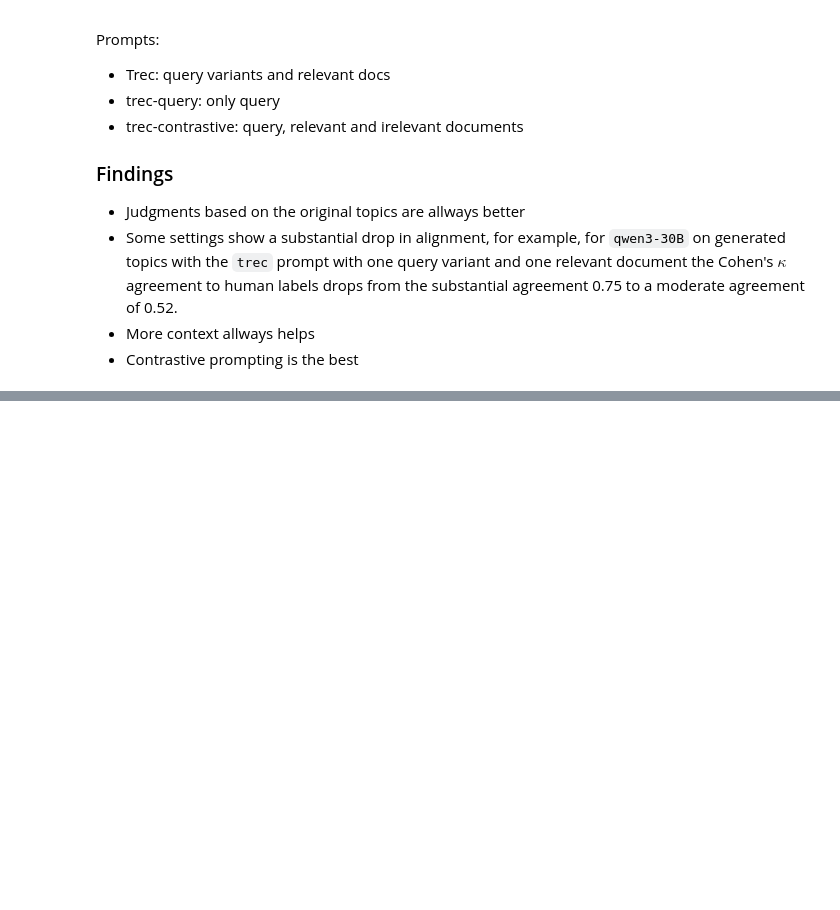
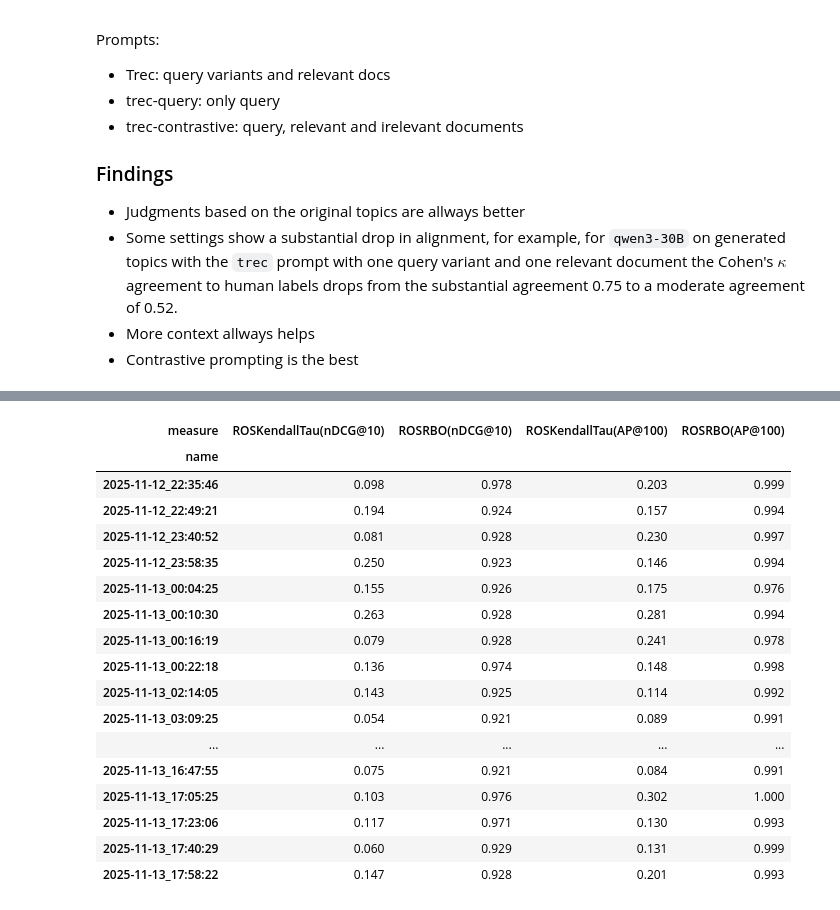
Before and after one commit to irgroup/SIGIR26-Synthesized-Information-Needs, a Jupyter notebook: notebooks/evaluate.ipynb, the cells around one changed output, grey strips where cells are left out. Drawn from its saved outputs; the diff is of its cells as text; code cells hidden in the pictures; blank space fills up the shorter version.

```diff
--- a/notebooks/evaluate.ipynb
+++ b/notebooks/evaluate.ipynb
@@ -199,0 +266,33 @@ table[table["model"]=="qwen3-30B-no-think" ]
+# %%
+# Load generated qrels from path
+BASE_DIR = DATA_DIR_PROCESSED / "qrels"
+
+predictions = []
+names = []
+metadata_records = []
+for result in os.listdir(BASE_DIR):
+
+    # metadata
+    with open(os.path.join(BASE_DIR, result, "metadata.json")) as f:
+        metadata = json.load(f)
+
+    # select only qrels
+    if metadata["topics"]["prompt"] in {None, "../data/raw/prompts/trec-contrastive.yaml"}:
+        metadata_records.append(metadata)
+        # predictions
+        qrels = ir_measures.read_trec_qrels(
+            os.path.join(BASE_DIR, result, "qrels.csv.gz"))
+        predictions.append(qrels)
+        names.append(result)
+# %%
+reference = binarize_qrels(ir_datasets.load(
+    "disks45/nocr/trec-robust-2004").qrels_iter())
+# %%
+res = QrelsEvaluator.experiment(
+    predictions=predictions,
+    references=reference,
+    measures=[ROSKendallTau(runs, measures=[nDCG@10, MAP@100]),
+              ROSRBO(runs, measures=[nDCG@10, MAP@100], p=0.6, k=100)],
+    # bootstrap=20,
+    names=names
+)
@@ -199,0 +317,2 @@ table[table["model"]=="qwen3-30B-no-think" ]
+# %%
+table2 = pd.DataFrame(res)
@@ -199,0 +335,22 @@ table[table["model"]=="qwen3-30B-no-think" ]
+# %%
+table2.pivot(index="name", columns="measure", values="value").round(3)[
+    ["ROSKendallTau(nDCG@10)", "ROSRBO(nDCG@10)", "ROSKendallTau(AP@100)", "ROSRBO(AP@100)"]]
+# %% [output]
+| measure | ROSKendallTau(nDCG@10) | ROSRBO(nDCG@10) | ROSKendallTau(AP@100) | ROSRBO(AP@100) |
+| name |  |  |  |  |
+| 2025-11-12_22:35:46 | 0.098 | 0.978 | 0.203 | 0.999 |
+| 2025-11-12_22:49:21 | 0.194 | 0.924 | 0.157 | 0.994 |
+| 2025-11-12_23:40:52 | 0.081 | 0.928 | 0.230 | 0.997 |
+| 2025-11-12_23:58:35 | 0.250 | 0.923 | 0.146 | 0.994 |
+| 2025-11-13_00:04:25 | 0.155 | 0.926 | 0.175 | 0.976 |
+| 2025-11-13_00:10:30 | 0.263 | 0.928 | 0.281 | 0.994 |
+| 2025-11-13_00:16:19 | 0.079 | 0.928 | 0.241 | 0.978 |
+| 2025-11-13_00:22:18 | 0.136 | 0.974 | 0.148 | 0.998 |
+| 2025-11-13_02:14:05 | 0.143 | 0.925 | 0.114 | 0.992 |
+| 2025-11-13_03:09:25 | 0.054 | 0.921 | 0.089 | 0.991 |
+| ... | ... | ... | ... | ... |
+| 2025-11-13_16:47:55 | 0.075 | 0.921 | 0.084 | 0.991 |
+| 2025-11-13_17:05:25 | 0.103 | 0.976 | 0.302 | 1.000 |
+| 2025-11-13_17:23:06 | 0.117 | 0.971 | 0.130 | 0.993 |
+| 2025-11-13_17:40:29 | 0.060 | 0.929 | 0.131 | 0.999 |
+| 2025-11-13_17:58:22 | 0.147 | 0.928 | 0.201 | 0.993 |
```
Also changed, not shown: parts of 17 cells of this notebook, 1 other file.
